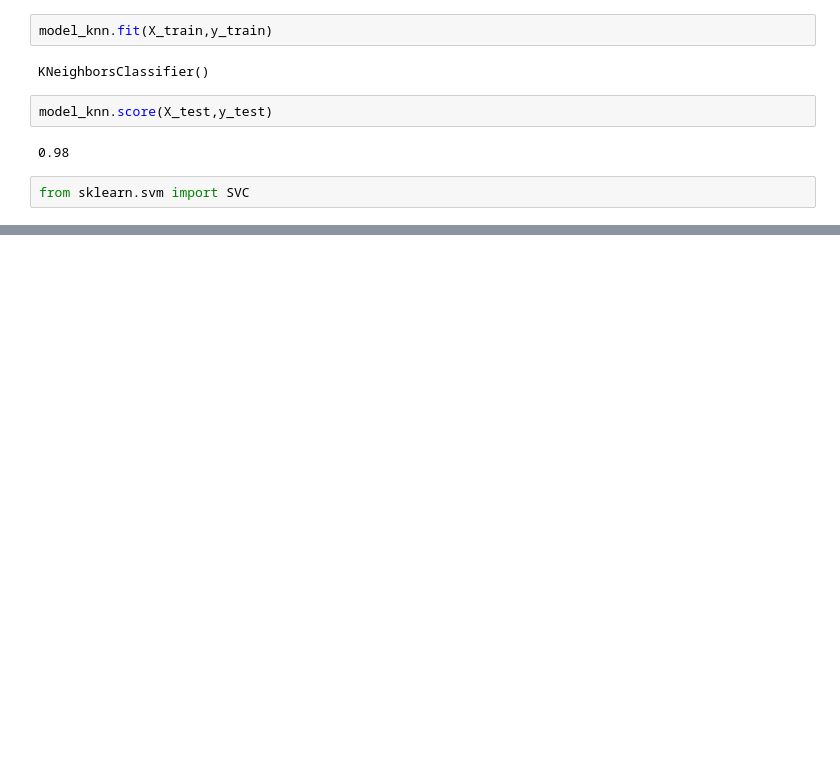
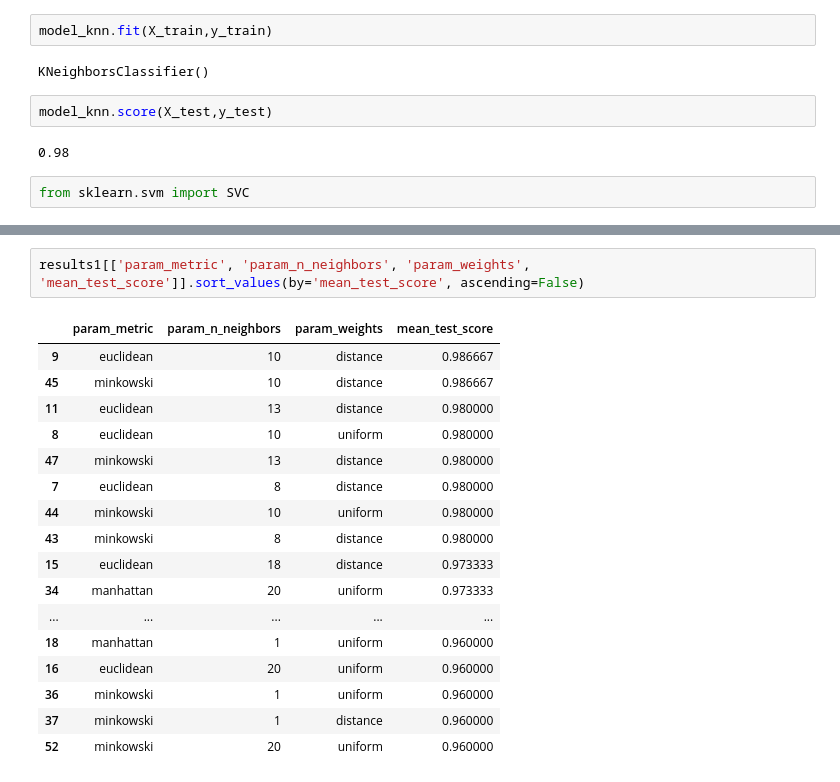
Before and after one commit to Afzal-22/Machine-Learning, a Jupyter notebook: Part-4/GridSearchCV.ipynb, the cells around one changed output, grey strips where cells are left out. Drawn from its saved outputs; the diff is of its cells as text; blank space fills up the shorter version.

```diff
--- a/Part-4/GridSearchCV.ipynb
+++ b/Part-4/GridSearchCV.ipynb
@@ -51,0 +156,20 @@ model_svm=SVC()
+# %%
+results1[['param_metric', 'param_n_neighbors', 'param_weights', 'mean_test_score']].sort_values(by='mean_test_score', ascending=False)
+# %% [output]
+|  | param_metric | param_n_neighbors | param_weights | mean_test_score |
+| 9 | euclidean | 10 | distance | 0.986667 |
+| 45 | minkowski | 10 | distance | 0.986667 |
+| 11 | euclidean | 13 | distance | 0.980000 |
+| 8 | euclidean | 10 | uniform | 0.980000 |
+| 47 | minkowski | 13 | distance | 0.980000 |
+| 7 | euclidean | 8 | distance | 0.980000 |
+| 44 | minkowski | 10 | uniform | 0.980000 |
+| 43 | minkowski | 8 | distance | 0.980000 |
+| 15 | euclidean | 18 | distance | 0.973333 |
+| 34 | manhattan | 20 | uniform | 0.973333 |
+| ... | ... | ... | ... | ... |
+| 18 | manhattan | 1 | uniform | 0.960000 |
+| 16 | euclidean | 20 | uniform | 0.960000 |
+| 36 | minkowski | 1 | uniform | 0.960000 |
+| 37 | minkowski | 1 | distance | 0.960000 |
+| 52 | minkowski | 20 | uniform | 0.960000 |
```
Also changed, not shown: parts of 16 cells of this notebook.
